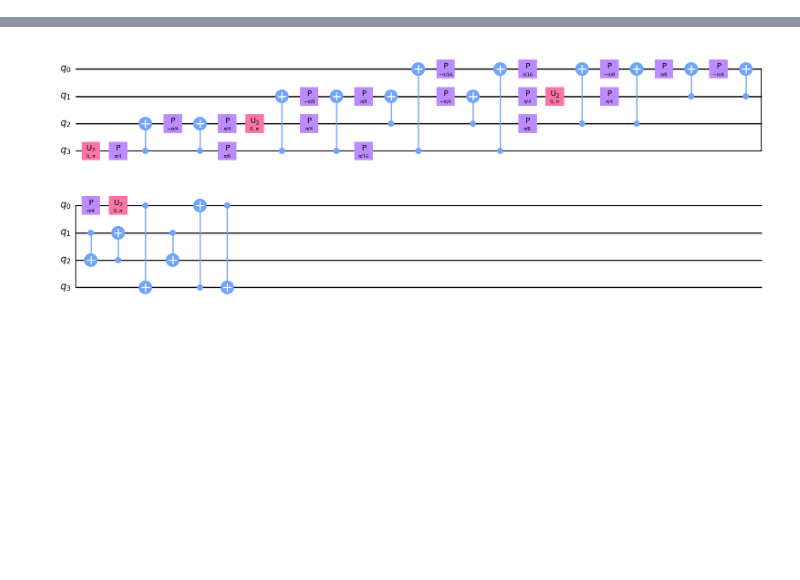
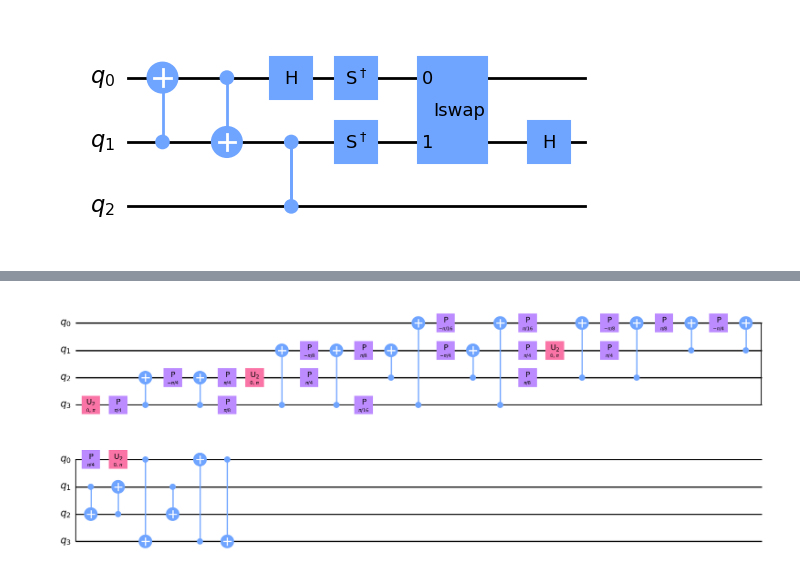
Before and after one commit to Pitt-JonesLab/mirror-gates, a Jupyter notebook: src/notebooks/circuit_dag.ipynb, the cells around one changed output, grey strips where cells are left out. Saved outputs shown, nothing was run; the diff lists cells and outputs as text; code cells hidden in the pictures; blank space fills up the shorter version.

```diff
--- a/src/notebooks/circuit_dag.ipynb
+++ b/src/notebooks/circuit_dag.ipynb
@@ -0,0 +23,13 @@
+# %%
+qc1 = QuantumCircuit(3)
+qc1.cx(1, 0)
+qc1.cx(0, 1)
+qc1.cz(1, 2)
+qc1.h(0)
+qc1.sdg(0)
+qc1.sdg(1)
+qc1.iswap(0, 1)
+qc1.h(1)
+qc1.draw("mpl")
+# %% [output]
+[figure, added]
```
Also changed, not shown: parts of 14 cells of this notebook, 17 other files.
